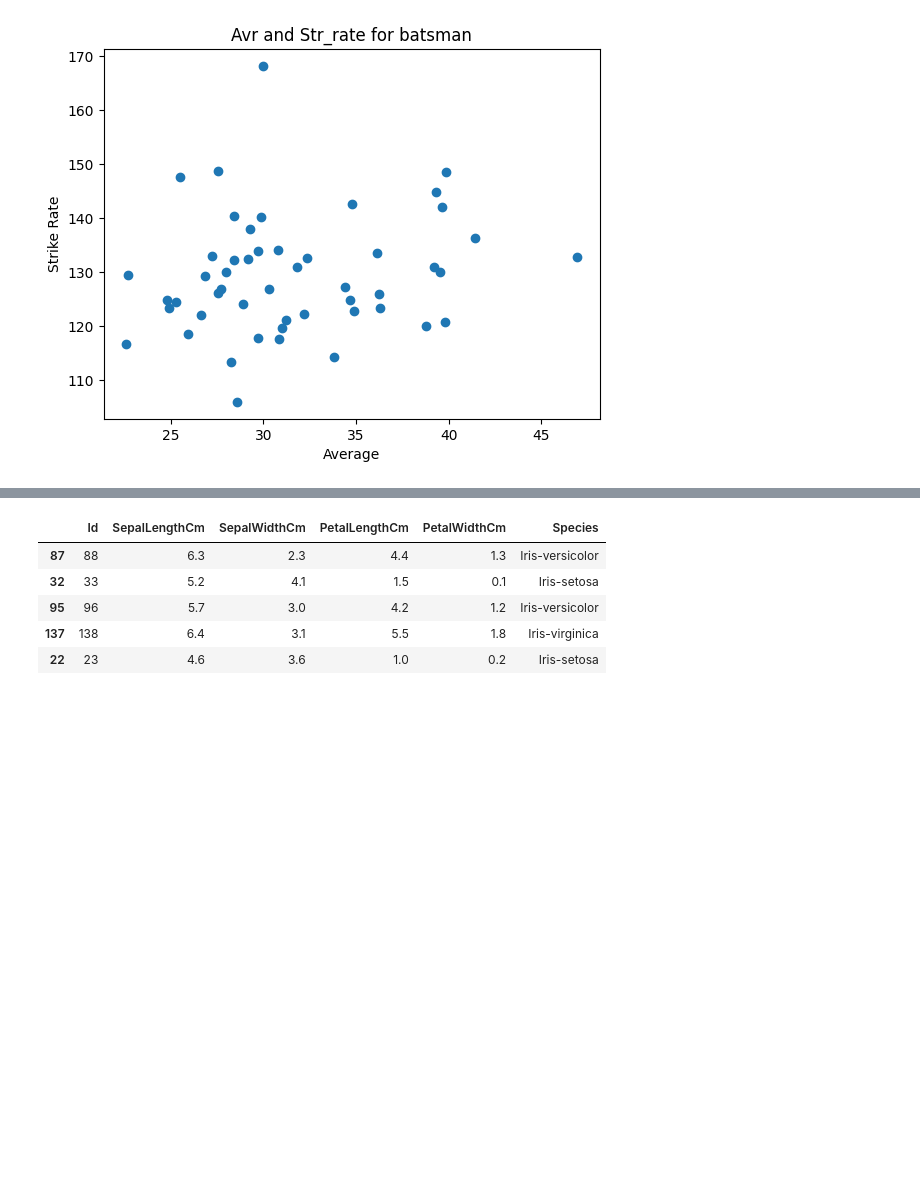
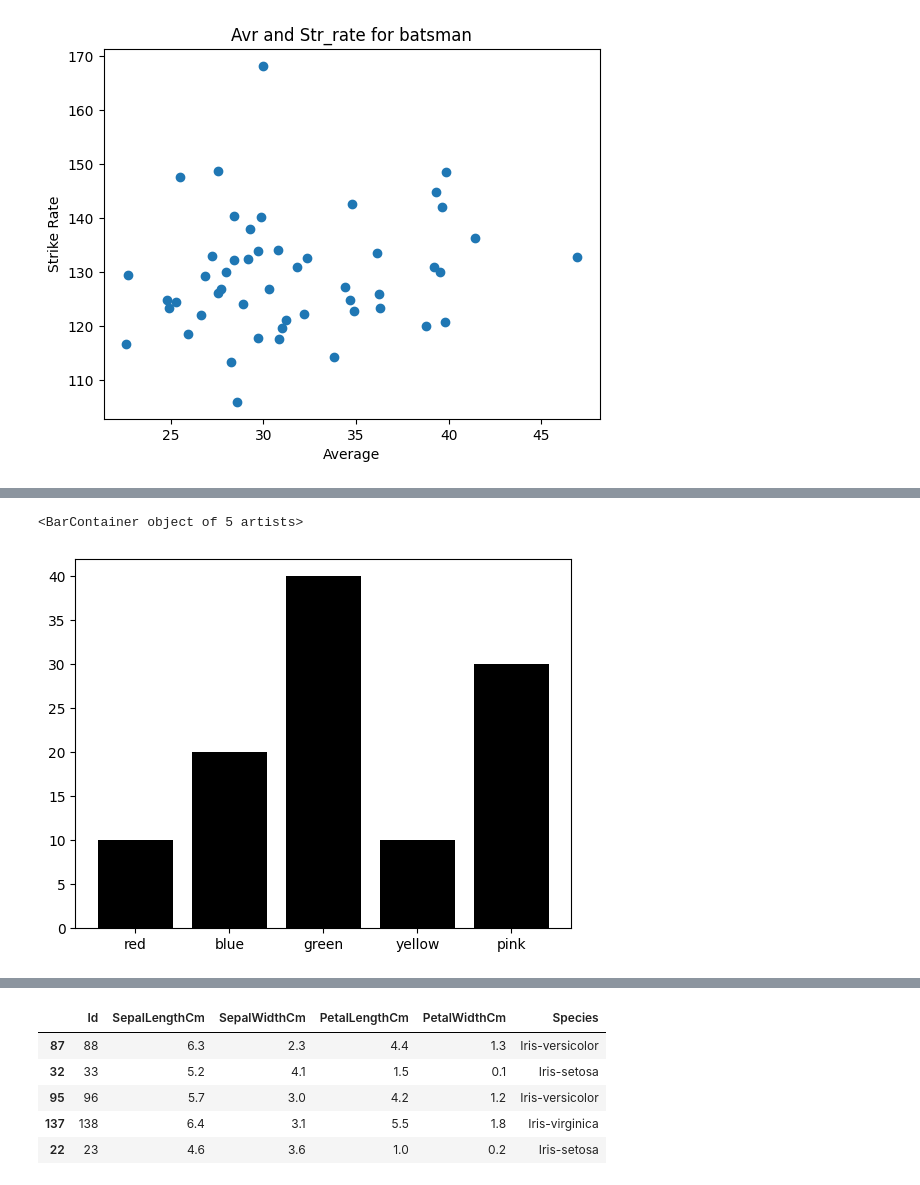
Before and after one commit to RiyazRizvi/Matplotlib, a Jupyter notebook: file.ipynb, the cells around one changed output, grey strips where cells are left out. Cells and saved outputs as stored; diff of their text form; code cells hidden in the pictures; blank space fills up the shorter version.

Commit message:
bar chart

```diff
--- a/file.ipynb
+++ b/file.ipynb
@@ -166,0 +169,11 @@ Text(0, 0.5, 'Strike Rate')
+# %%
+# simple bar chart
+
+
+children = [10,20,40,10,30]
+colors = ['red','blue','green','yellow','pink']
+
+plt.bar(colors,children,color='black')
+# %% [output]
+<BarContainer object of 5 artists>
+[figure, added]
```
Also changed, not shown: parts of 8 cells of this notebook.
